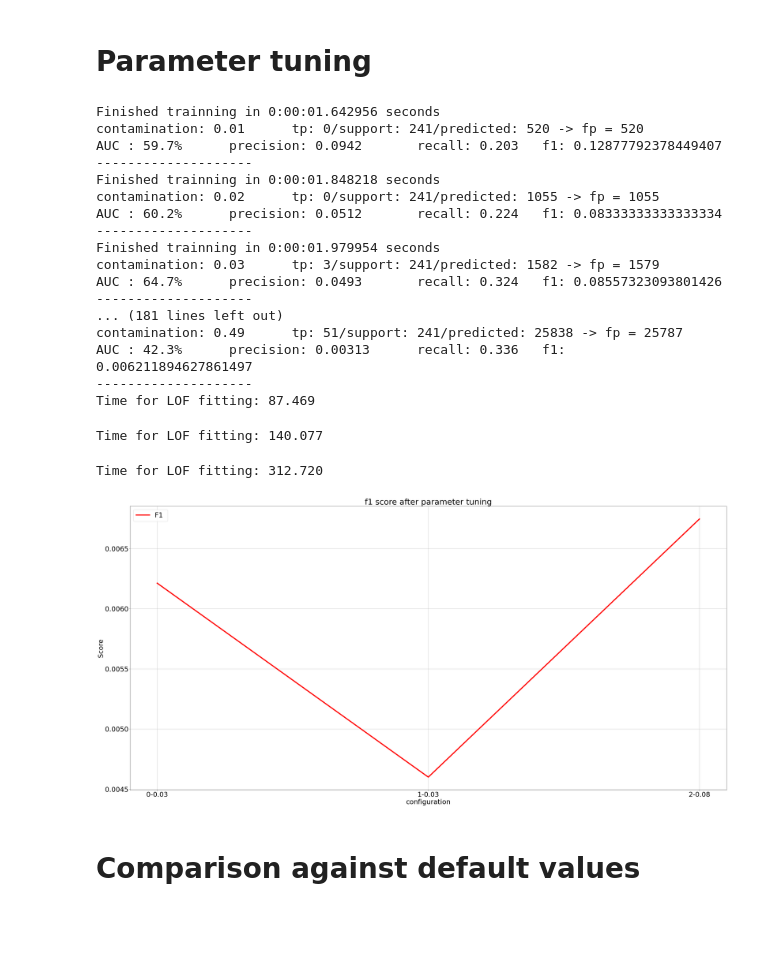
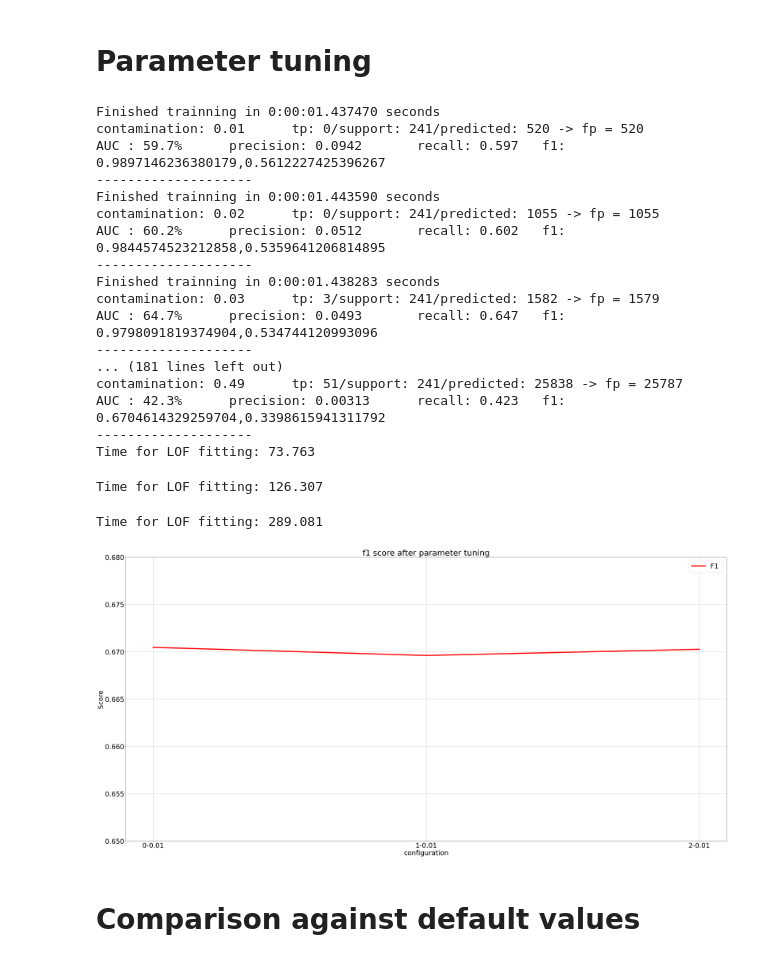
Before and after one commit to Thanhphan1147/kddcup_benchmark, a Jupyter notebook: notebook/Trainning LOF.ipynb, the cells around one changed output. Drawn from its saved outputs; the diff is of its cells as text; code cells hidden in the pictures; blank space fills up the shorter version.

```diff
--- a/notebook/Trainning LOF.ipynb
+++ b/notebook/Trainning LOF.ipynb
@@ -53,7 +53,10 @@ def cross_validation_lof(contamination, n_neighbors, silent = True):
         y_pred = LocalOutlierFactor(n_neighbors= n_neighbors, metric='euclidean', algorithm = 'auto', contamination=c, n_jobs=-1).fit_predict(x_train)
         t = datetime.datetime.now() - s
         p, r, f, s = map(lambda x: x[0], precision_recall_fscore_support(y_train, y_pred, labels=[-1]))
-        # p = tp / (tp + fp)
+        f = f1_score(y_train, y_pred, average = 'weighted')
+        fm = f1_score(y_train, y_pred, average = 'macro')
+        p = precision_score(y_train, y_pred, pos_label = -1)
+        r = recall_score(y_train, y_pred, average = 'macro')
         a = roc_auc_score(y_train, y_pred)
         if f > highest_score: highest_score = f; highest_score_c = c
 
@@ -71,7 +74,7 @@ def cross_validation_lof(contamination, n_neighbors, silent = True):
         if not silent:
             print(f"Finished trainning in {t} seconds")
             print(f"contamination: {c} \t tp: {tp}/support: {s}/predicted: {len(positives)} -> fp = {len(positives) - tp}")
-            print(f"AUC : {a:.1%} \t precision: {p:.3} \t recall: {r:.3} \t f1: {f}")
+            print(f"AUC : {a:.1%} \t precision: {p:.3} \t recall: {r:.3} \t f1: {f},{fm}")
             print("--------------------")
     return (highest_score_c, y_pred, f, len(positives) - tp, tp, p, r, t)
 # %%
@@ -88,23 +91,23 @@ Y_axis_f1.append(f)
 Y_axis_recall.append(r)
 best_param.append(cmax)
 # %% [output]
-Finished trainning in 0:00:01.642956 seconds
+Finished trainning in 0:00:01.437470 seconds
 contamination: 0.01      tp: 0/support: 241/predicted: 520 -> fp = 520
-AUC : 59.7%      precision: 0.0942       recall: 0.203   f1: 0.12877792378449407
+AUC : 59.7%      precision: 0.0942       recall: 0.597   f1: 0.9897146236380179,0.5612227425396267
 --------------------
-Finished trainning in 0:00:01.848218 seconds
+Finished trainning in 0:00:01.443590 seconds
 contamination: 0.02      tp: 0/support: 241/predicted: 1055 -> fp = 1055
-AUC : 60.2%      precision: 0.0512       recall: 0.224   f1: 0.08333333333333334
+AUC : 60.2%      precision: 0.0512       recall: 0.602   f1: 0.9844574523212858,0.5359641206814895
 --------------------
-Finished trainning in 0:00:01.979954 seconds
+Finished trainning in 0:00:01.438283 seconds
 contamination: 0.03      tp: 3/support: 241/predicted: 1582 -> fp = 1579
-AUC : 64.7%      precision: 0.0493       recall: 0.324   f1: 0.08557323093801426
+AUC : 64.7%      precision: 0.0493       recall: 0.647   f1: 0.9798091819374904,0.534744120993096
 --------------------
 ... (181 lines left out)
 contamination: 0.49      tp: 51/support: 241/predicted: 25838 -> fp = 25787
-AUC : 42.3%      precision: 0.00313      recall: 0.336   f1: 0.006211894627861497
+AUC : 42.3%      precision: 0.00313      recall: 0.423   f1: 0.6704614329259704,0.3398615941311792
 --------------------
-Time for LOF fitting: 87.469
+Time for LOF fitting: 73.763
 # %%
 rs = 2
 x_train, x_test, y_train, y_test = train_test_split(dfsf_normed, dfsf_frac['binary_target'], test_size=0.25, random_state=rs)
@@ -115,7 +118,7 @@ Y_axis_f1.append(f)
 Y_axis_recall.append(r)
 best_param.append(cmax)
 # %% [output]
-Time for LOF fitting: 140.077
+Time for LOF fitting: 126.307
 # %%
 rs = 3
 x_train, x_test, y_train, y_test = train_test_split(dfsf_normed, dfsf_frac['binary_target'], test_size=0.25, random_state=rs)
@@ -126,36 +129,36 @@ Y_axis_f1.append(f)
 Y_axis_recall.append(r)
 best_param.append(cmax)
 # %% [output]
-Time for LOF fitting: 312.720
+Time for LOF fitting: 289.081
 # %%
 plt.figure(figsize=(40,20))
+plt.rc('font', size=30)
 plt.title('f1 score after parameter tuning')
 plt.xlabel("configuration")
 plt.ylabel("Score")
-plt.rc('font', size=30)
 ax = plt.axes()
-# ax.set_ylim(0.99, 0.992)
+ax.set_ylim(0.65, 0.68)
 pad = 0.005
 
 labels = [f"{i}-{p}" for i,p in enumerate(best_param)]
 colors = {'1': 'r', '2':'b', '3':'c', '4':'y'}
 scorer = 'F1'
 
 
 # Y_axis = np.array([best_score_1, best_score_2, best_score_3, best_score_4])
 #
 X_axis = np.array(labels)
 
 ax.plot(X_axis, Y_axis_f1, '-', color=colors['1'],label="%s " % ("F1"), linewidth=5)
 # ax.plot(X_axis, Y_axis_recall, '-', color=colors['2'],label="%s " % ("Recall"), linewidth=5)
 plt.legend(loc="best")
 plt.grid('off')
 plt.tight_layout()
-plt.savefig("LOF_graph_v2.png", dpi=100)
+plt.savefig("LOF_graph_v2_fw.png", dpi=100)
 
 plt.show()
 # %% [output]
-[figure, old version]
+[figure, new version]
 # %% [markdown]
 # Comparison against default values
 # %%
```
Also changed, not shown: 6 other files.
